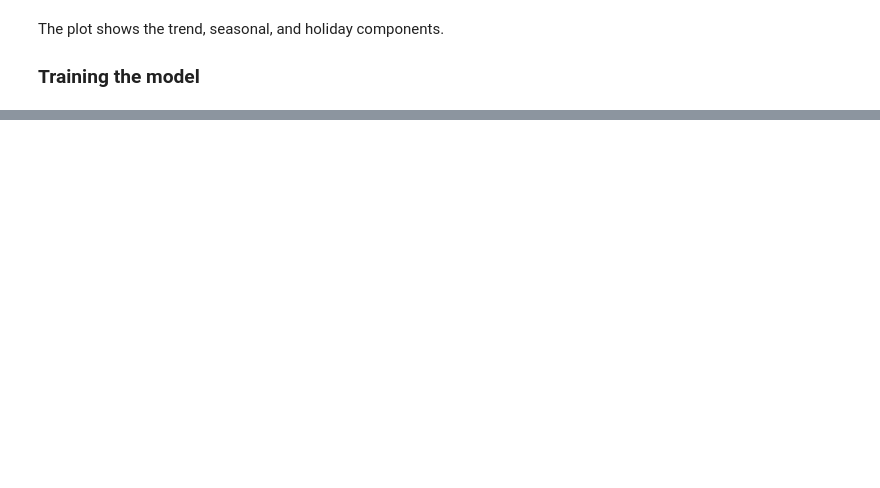
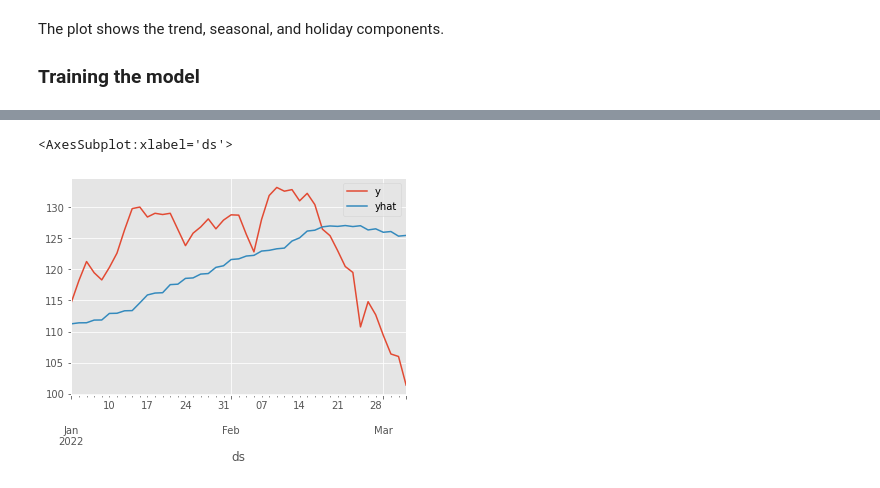
Before and after one commit to Biksbois/BiksStonks, a Jupyter notebook: Forcasting_Models/prohet.ipynb, the cells around one changed output, grey strips where cells are left out. Drawn from its saved outputs; the diff is of its cells as text; code cells hidden in the pictures; blank space fills up the shorter version.

Commit message:
prophet

```diff
--- a/Forcasting_Models/prohet.ipynb
+++ b/Forcasting_Models/prohet.ipynb
@@ -99,10 +82,12 @@ The plot shows the trend, seasonal, and holiday components.
 ### Training the model
 # %%
 def fit_model_with_dataset(df):
-    model = Prophet()
-    # short_df = df.head(n)
-    # train_df = short_df.rename(columns={"date":"ds", "close":"y"})
-
+    model = Prophet(
+        daily_seasonality=False,
+        weekly_seasonality=False,
+        yearly_seasonality=False,
+        interval_width=0.95
+    )
     model.fit(df)
     return model
 # %%
@@ -149,17 +146,14 @@ results = pd.DataFrame(columns=df_columns)#, 'mae_avg', 'mae_std', 'mae_min', 'm
 
 forecast_count = 32
 start_time = time.time()
-ds = get_preprocessed_dataset(15521, e.get_time_unit(), time_limit='2021-01-01 00:00:00')
-end_date, start_date = get_ds_end_start_date(ds)
 
-end_date, start_date, end_date - start_date
-# model = fit_model_with_dataset(ds)
-# cross_val = perform_cross_validation_on_horizon(model, e.get_horizon(), e.get_horizon(), e.get_str_initial(end_date, start_date, forecast_count=forecast_count))
-# metrics = get_peformance_metrics(cross_val)
-# end_time = time.time()
-# run_time = end_time - start_time
+model = fit_model_with_dataset(ds)
+cross_val = perform_cross_validation_on_horizon(model, e.get_horizon(), e.get_horizon(), e.get_str_initial(end_date, start_date, forecast_count=forecast_count))
+metrics = get_peformance_metrics(cross_val)
+end_time = time.time()
+run_time = end_time - start_time
 
-# results = populate_df('mse', results, metrics, df_columns, e.get_horizon(), run_time, run_time/forecast_count)
+results = populate_df('mse', results, metrics, df_columns, e.get_horizon(), run_time, run_time/forecast_count)
 
-# results
+results
 # %% [output]
@@ -214,0 +172,5 @@ pd.plotting.register_matplotlib_converters()
+# %%
+cross_val.plot(x='ds', y=['y', 'yhat'])
+# %% [output]
+<AxesSubplot:xlabel='ds'>
+[figure, added]
```
Also changed, not shown: parts of 19 cells of this notebook.
